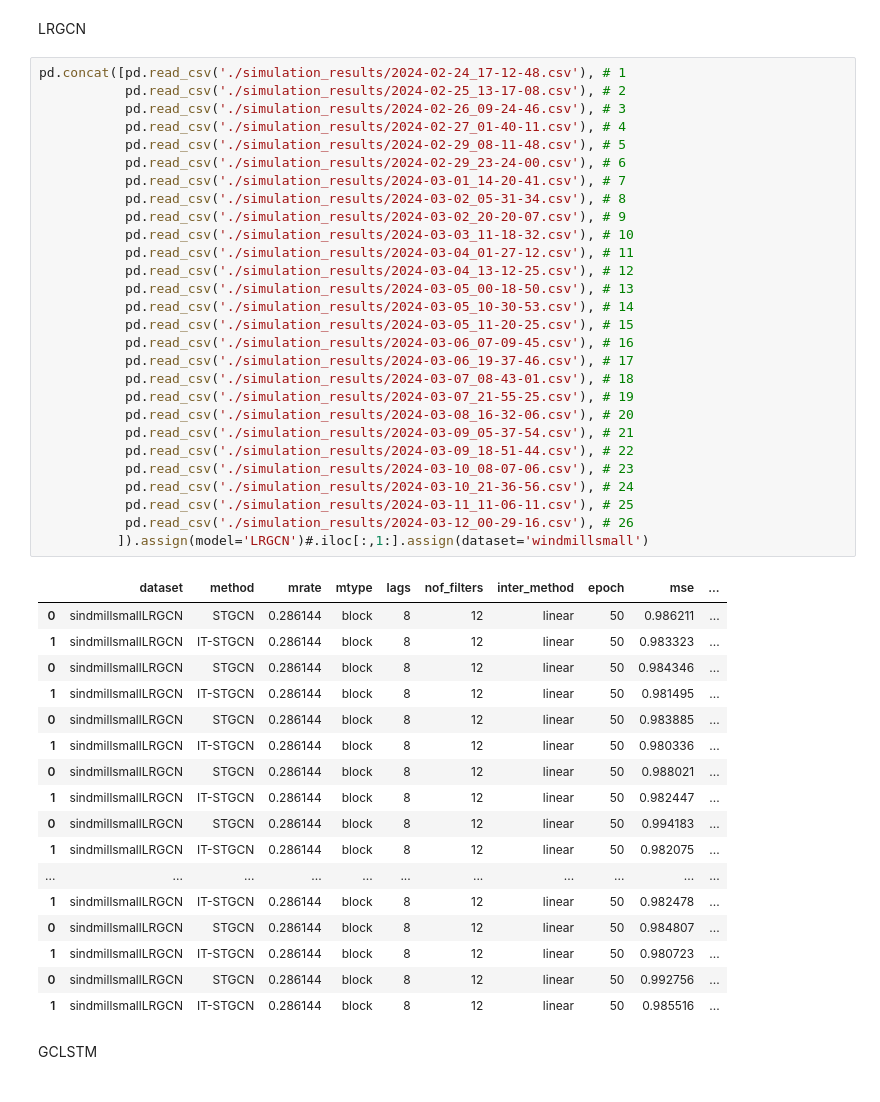
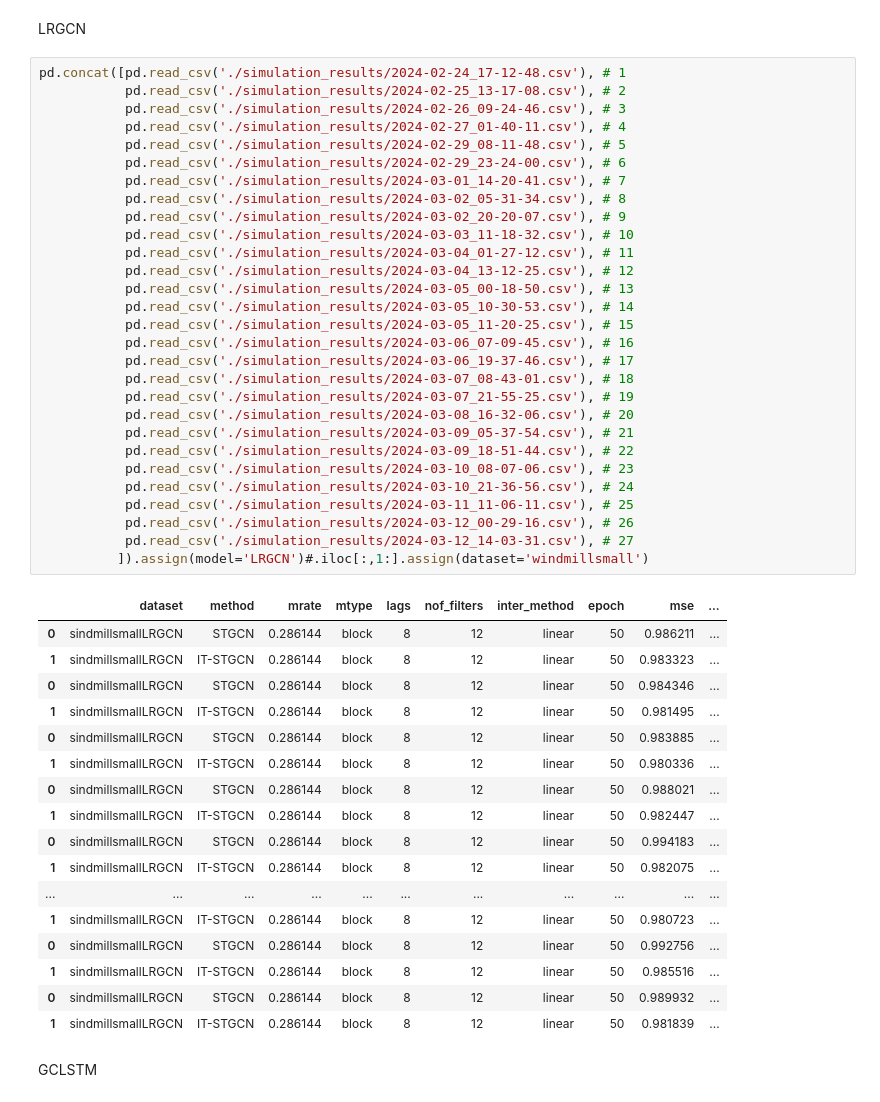
Before and after one commit to seoyeonc/ITTGNN_blog, a Jupyter notebook: posts/2_research/done.ipynb, the cells around one changed output. Cells and saved outputs as stored; diff of their text form.

```diff
--- a/posts/2_research/done.ipynb
+++ b/posts/2_research/done.ipynb
@@ -62,38 +62,39 @@ pd.concat([pd.read_csv('./simulation_results/2024-02-24_17-12-48.csv'), # 1
            pd.read_csv('./simulation_results/2024-03-04_01-27-12.csv'), # 11
            pd.read_csv('./simulation_results/2024-03-04_13-12-25.csv'), # 12
            pd.read_csv('./simulation_results/2024-03-05_00-18-50.csv'), # 13
            pd.read_csv('./simulation_results/2024-03-05_10-30-53.csv'), # 14
            pd.read_csv('./simulation_results/2024-03-05_11-20-25.csv'), # 15
            pd.read_csv('./simulation_results/2024-03-06_07-09-45.csv'), # 16
            pd.read_csv('./simulation_results/2024-03-06_19-37-46.csv'), # 17
            pd.read_csv('./simulation_results/2024-03-07_08-43-01.csv'), # 18
            pd.read_csv('./simulation_results/2024-03-07_21-55-25.csv'), # 19
            pd.read_csv('./simulation_results/2024-03-08_16-32-06.csv'), # 20
            pd.read_csv('./simulation_results/2024-03-09_05-37-54.csv'), # 21
            pd.read_csv('./simulation_results/2024-03-09_18-51-44.csv'), # 22
            pd.read_csv('./simulation_results/2024-03-10_08-07-06.csv'), # 23
            pd.read_csv('./simulation_results/2024-03-10_21-36-56.csv'), # 24
            pd.read_csv('./simulation_results/2024-03-11_11-06-11.csv'), # 25
            pd.read_csv('./simulation_results/2024-03-12_00-29-16.csv'), # 26
+           pd.read_csv('./simulation_results/2024-03-12_14-03-31.csv'), # 27
           ]).assign(model='LRGCN')#.iloc[:,1:].assign(dataset='windmillsmall')
 # %% [output]
 |  | dataset | method | mrate | mtype | lags | nof_filters | inter_method | epoch | mse | ... |
 | 0 | sindmillsmallLRGCN | STGCN | 0.286144 | block | 8 | 12 | linear | 50 | 0.986211 | ... |
 | 1 | sindmillsmallLRGCN | IT-STGCN | 0.286144 | block | 8 | 12 | linear | 50 | 0.983323 | ... |
 | 0 | sindmillsmallLRGCN | STGCN | 0.286144 | block | 8 | 12 | linear | 50 | 0.984346 | ... |
 | 1 | sindmillsmallLRGCN | IT-STGCN | 0.286144 | block | 8 | 12 | linear | 50 | 0.981495 | ... |
 | 0 | sindmillsmallLRGCN | STGCN | 0.286144 | block | 8 | 12 | linear | 50 | 0.983885 | ... |
 | 1 | sindmillsmallLRGCN | IT-STGCN | 0.286144 | block | 8 | 12 | linear | 50 | 0.980336 | ... |
 | 0 | sindmillsmallLRGCN | STGCN | 0.286144 | block | 8 | 12 | linear | 50 | 0.988021 | ... |
 | 1 | sindmillsmallLRGCN | IT-STGCN | 0.286144 | block | 8 | 12 | linear | 50 | 0.982447 | ... |
 | 0 | sindmillsmallLRGCN | STGCN | 0.286144 | block | 8 | 12 | linear | 50 | 0.994183 | ... |
 | 1 | sindmillsmallLRGCN | IT-STGCN | 0.286144 | block | 8 | 12 | linear | 50 | 0.982075 | ... |
 | ... | ... | ... | ... | ... | ... | ... | ... | ... | ... | ... |
-| 1 | sindmillsmallLRGCN | IT-STGCN | 0.286144 | block | 8 | 12 | linear | 50 | 0.982478 | ... |
-| 0 | sindmillsmallLRGCN | STGCN | 0.286144 | block | 8 | 12 | linear | 50 | 0.984807 | ... |
 | 1 | sindmillsmallLRGCN | IT-STGCN | 0.286144 | block | 8 | 12 | linear | 50 | 0.980723 | ... |
 | 0 | sindmillsmallLRGCN | STGCN | 0.286144 | block | 8 | 12 | linear | 50 | 0.992756 | ... |
 | 1 | sindmillsmallLRGCN | IT-STGCN | 0.286144 | block | 8 | 12 | linear | 50 | 0.985516 | ... |
+| 0 | sindmillsmallLRGCN | STGCN | 0.286144 | block | 8 | 12 | linear | 50 | 0.989932 | ... |
+| 1 | sindmillsmallLRGCN | IT-STGCN | 0.286144 | block | 8 | 12 | linear | 50 | 0.981839 | ... |
 # %% [markdown]
 GCLSTM
 # %%
```
Also changed, not shown: parts of 5 cells of this notebook, 5 other files.
